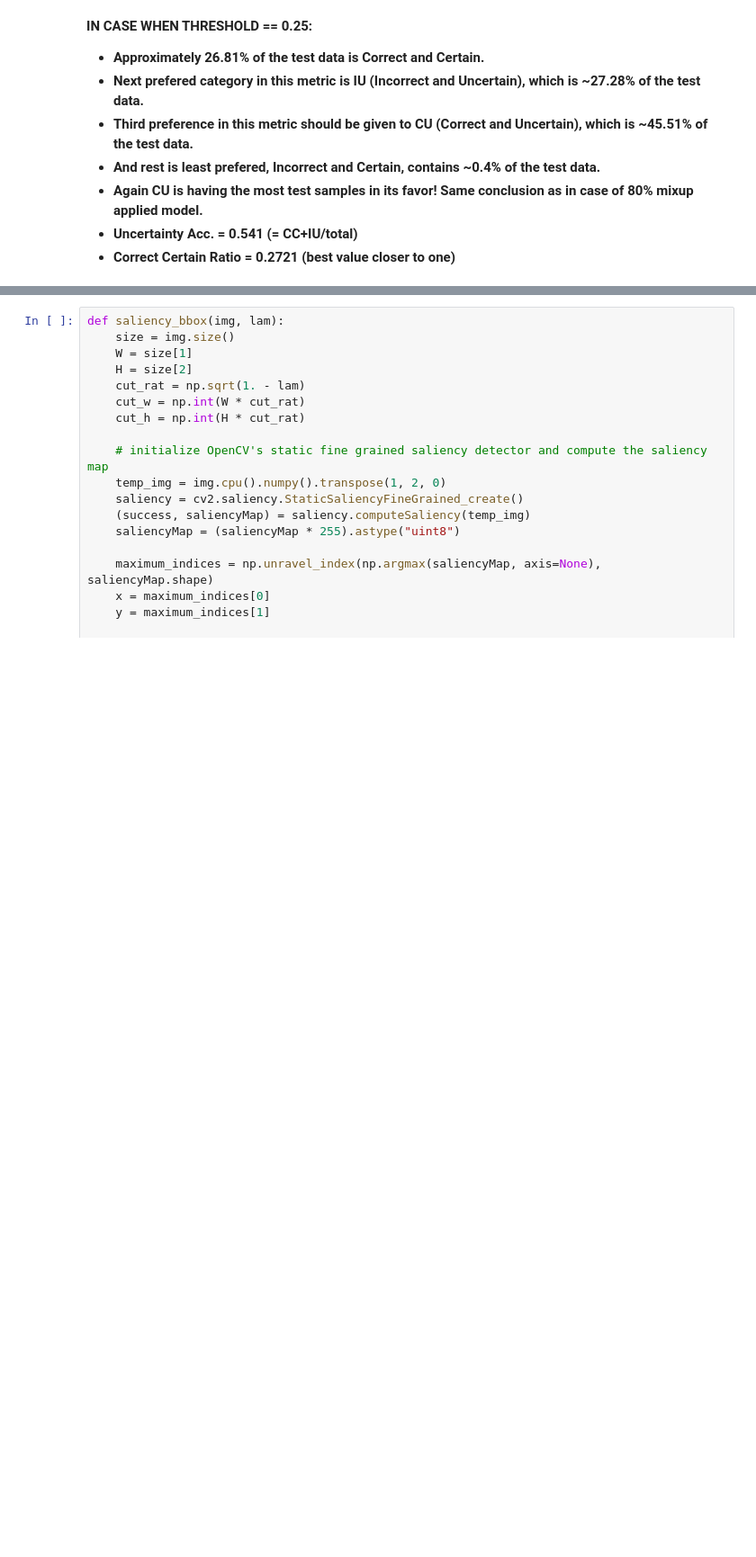
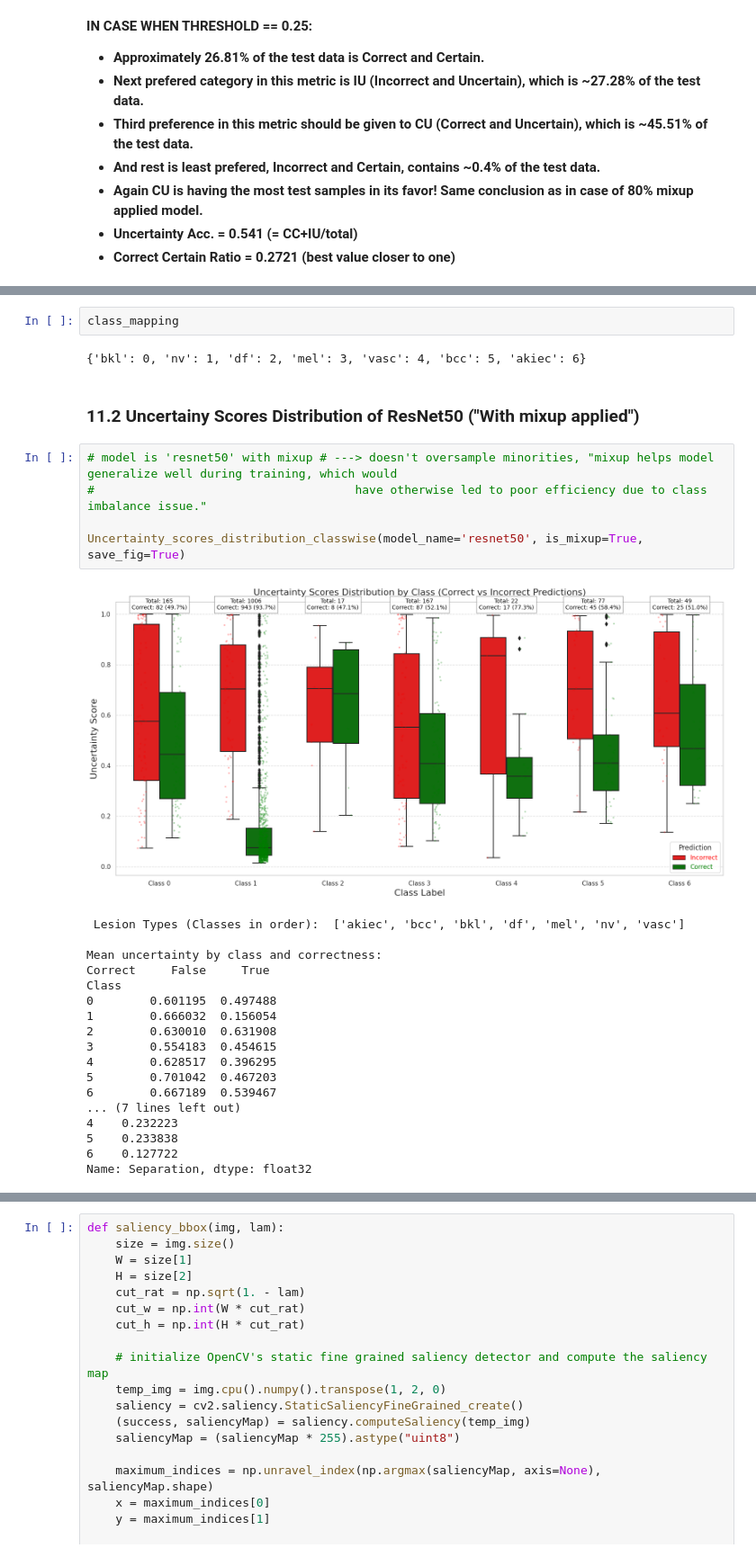
Before and after one commit to Swapnil5101/Aspect-Based-Sentiment-Analysis, a Jupyter notebook: uncertainty-aware-skin-lesion-classification-edl.ipynb, the cells around one changed output, grey strips where cells are left out. Shown at 90% size. Drawn from its saved outputs; the diff is of its cells as text; blank space fills up the shorter version.

```diff
--- a/uncertainty-aware-skin-lesion-classification-edl.ipynb
+++ b/uncertainty-aware-skin-lesion-classification-edl.ipynb
@@ -1994,0 +2113,30 @@ tensor([[638,  35],
+# %%
+class_mapping
+# %% [output]
+{'bkl': 0, 'nv': 1, 'df': 2, 'mel': 3, 'vasc': 4, 'bcc': 5, 'akiec': 6}
+# %% [markdown]
+### 11.2 Uncertainy Scores Distribution of ResNet50 ("With mixup applied")
+# %%
+# model is 'resnet50' with mixup # ---> doesn't oversample minorities, "mixup helps model generalize well during training, which would
+#                                     have otherwise led to poor efficiency due to class imbalance issue."
+
+Uncertainty_scores_distribution_classwise(model_name='resnet50', is_mixup=True, save_fig=True)
+# %% [output]
+[figure, added]
+ Lesion Types (Classes in order):  ['akiec', 'bcc', 'bkl', 'df', 'mel', 'nv', 'vasc']
+
+Mean uncertainty by class and correctness:
+Correct     False     True
+Class
+0        0.601195  0.497488
+1        0.666032  0.156054
+2        0.630010  0.631908
+3        0.554183  0.454615
+4        0.628517  0.396295
+5        0.701042  0.467203
+6        0.667189  0.539467
+... (7 lines left out)
+4    0.232223
+5    0.233838
+6    0.127722
+Name: Separation, dtype: float32
```
Also changed, not shown: parts of 42 cells of this notebook.
